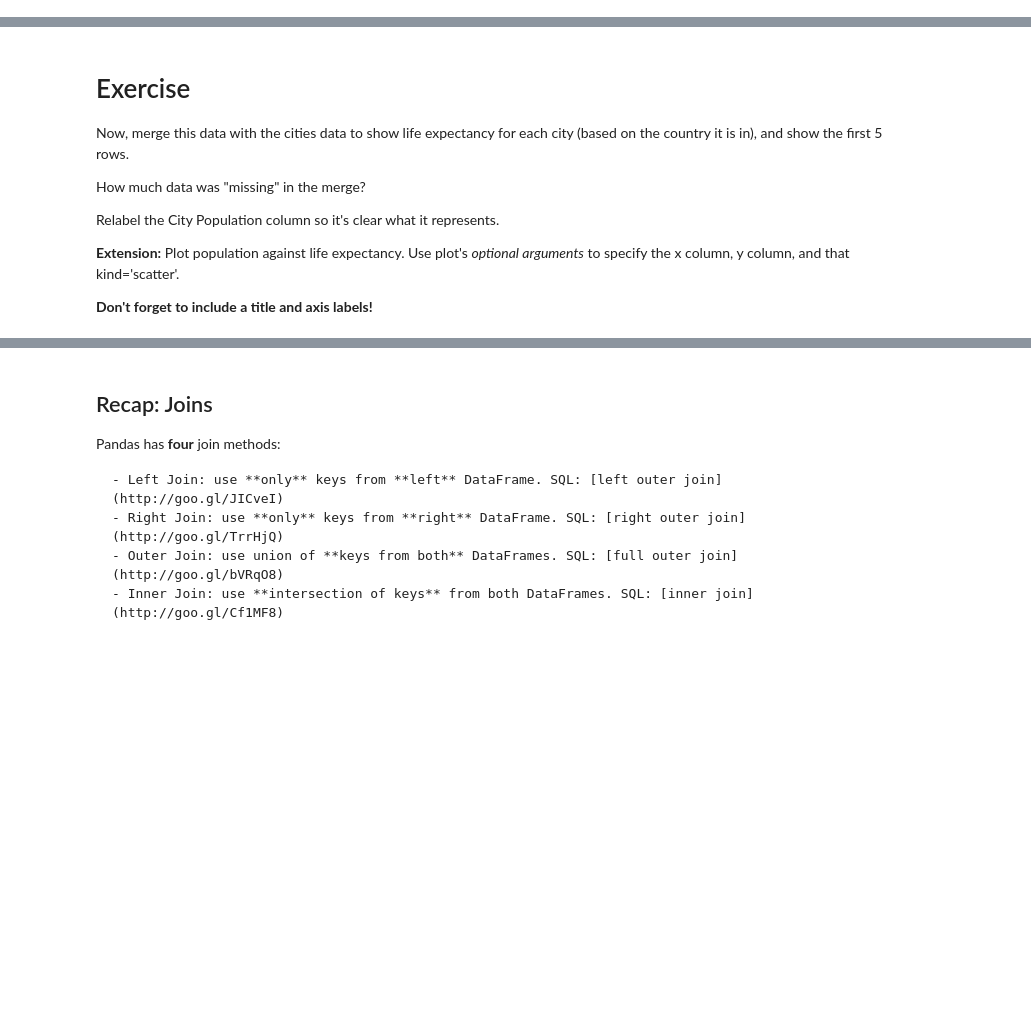
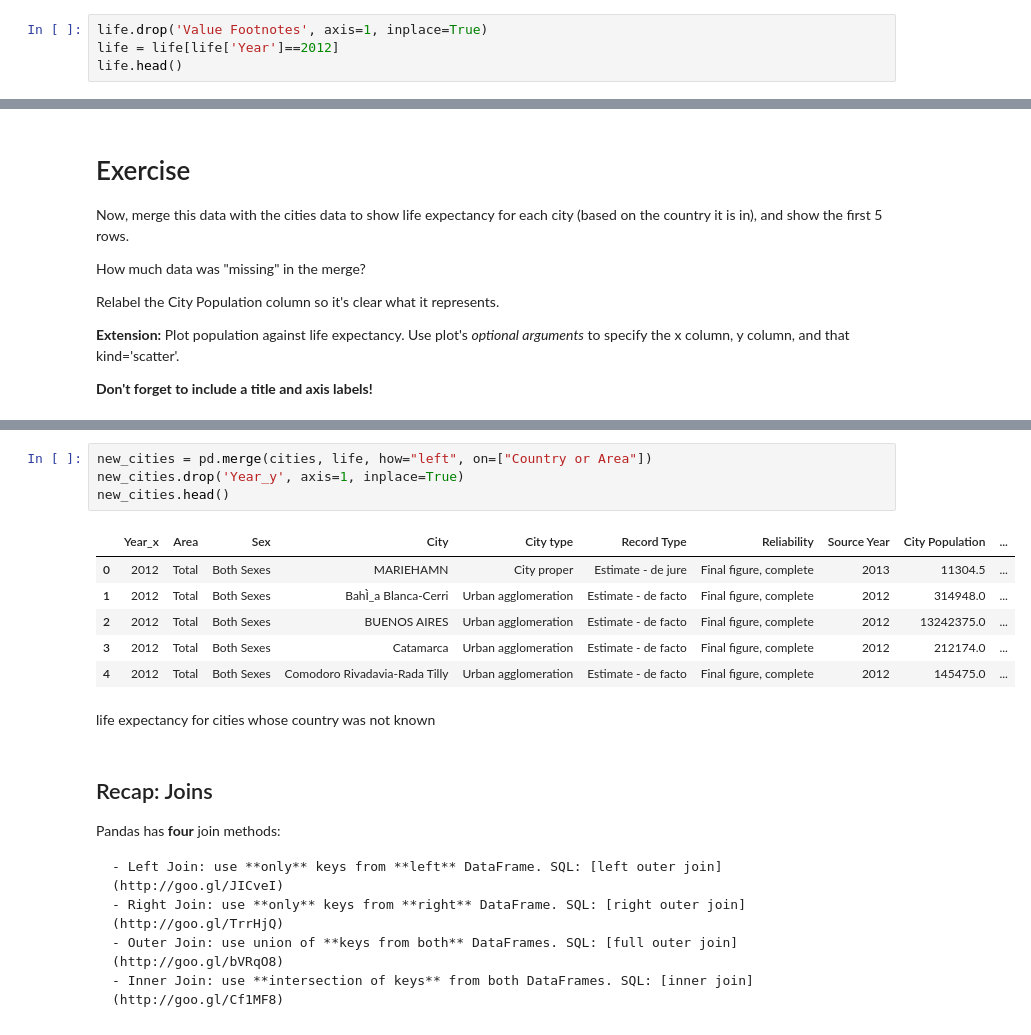
Before and after one commit to maayap/QM2, a Jupyter notebook: notebooks/W06. Merging and Joining.ipynb, the cells around one changed output, grey strips where cells are left out. Saved outputs shown, nothing was run; the diff lists cells and outputs as text; blank space fills up the shorter version.

```diff
--- a/notebooks/W06. Merging and Joining.ipynb
+++ b/notebooks/W06. Merging and Joining.ipynb
@@ -414,3 +512,7 @@ In a new cell, clean up the above dataframe by
 
 - removing the "Value Footnotes" Column
 - use only the most recent data (2012)
+# %%
+life.drop('Value Footnotes', axis=1, inplace=True)
+life = life[life['Year']==2012]
+life.head()
@@ -436,3 +565,16 @@ Relabel the City Population column so it's clear what it represents.
+# %%
+new_cities = pd.merge(cities, life, how="left", on=["Country or Area"])
+new_cities.drop('Year_y', axis=1, inplace=True)
+new_cities.head()
+# %% [output]
+|  | Year_x | Area | Sex | City | City type | Record Type | Reliability | Source Year | City Population | ... |
+| 0 | 2012 | Total | Both Sexes | MARIEHAMN | City proper | Estimate - de jure | Final figure, complete | 2013 | 11304.5 | ... |
+| 1 | 2012 | Total | Both Sexes | BahÌ_a Blanca-Cerri | Urban agglomeration | Estimate - de facto | Final figure, complete | 2012 | 314948.0 | ... |
+| 2 | 2012 | Total | Both Sexes | BUENOS AIRES | Urban agglomeration | Estimate - de facto | Final figure, complete | 2012 | 13242375.0 | ... |
+| 3 | 2012 | Total | Both Sexes | Catamarca | Urban agglomeration | Estimate - de facto | Final figure, complete | 2012 | 212174.0 | ... |
+| 4 | 2012 | Total | Both Sexes | Comodoro Rivadavia-Rada Tilly | Urban agglomeration | Estimate - de facto | Final figure, complete | 2012 | 145475.0 | ... |
+# %% [markdown]
+life expectancy for cities whose country was not known
 # %% [markdown]
 ## Recap: Joins
 
```
Also changed, not shown: parts of 37 cells of this notebook.
